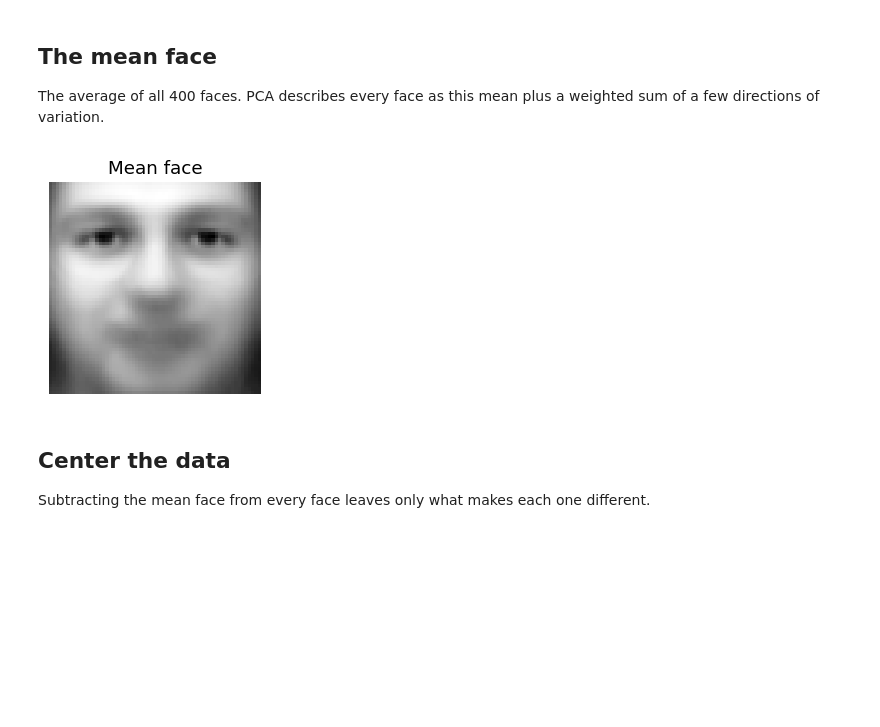
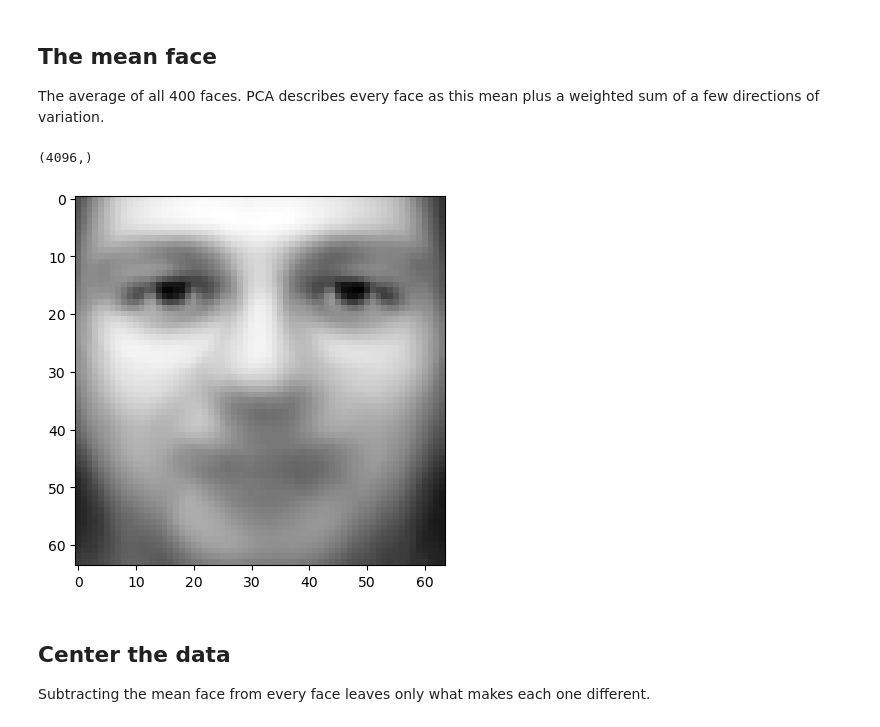
Before and after one commit to lemynsu/eigenfaces, a Jupyter notebook: eigenfaces.ipynb, the cells around one changed output. Drawn from its saved outputs; the diff is of its cells as text; code cells hidden in the pictures; blank space fills up the shorter version.

```diff
--- a/eigenfaces.ipynb
+++ b/eigenfaces.ipynb
@@ -7,7 +7,4 @@ import numpy as np
 import pandas as pd
 import matplotlib.pyplot as plt
 from sklearn.datasets import fetch_olivetti_faces
-from sklearn.decomposition import PCA
-
-plt.rcParams['figure.dpi'] = 110
 # %% [markdown]
@@ -17,6 +14,6 @@ The Olivetti faces: 400 grayscale photos of 40 people, 10 photos each, 64×64 pi
 # %%
-faces = fetch_olivetti_faces(shuffle=False)
-X = pd.DataFrame(faces.data)
-y = pd.Series(faces.target, name='person')
-print(X.shape, y.nunique(), 'people')
+data = fetch_olivetti_faces(shuffle=False)
+faces = pd.DataFrame(data.data)
+faces['target'] = data.target
+print(faces.shape)
 # %% [output]
@@ -39,0 +25,13 @@ plot_faces(X, 5, 8)
+# %%
+def plot_faces(pixels, nRows,nCols):
+    fig, axes = plt.subplots(nRows, nCols, figsize=(6, 6))
+    for i, ax in enumerate(axes.flat):
+        ax.imshow(np.array(pixels)[i].reshape(64, 64), cmap='gray')
+    plt.show()
+
+# Prepare the data
+X = faces.drop('target', axis=1)
+y = faces['target']
+
+# display the first nRows*nCols of faces in the dataset
+plot_faces(X, 5, 8)
@@ -43,13 +43,11 @@ plot_faces(X, 5, 8)
 The average of all 400 faces. PCA describes every face as this mean plus a weighted sum of a few directions of variation.
 # %%
 mean_X = X.mean(axis=0)
-plt.figure(figsize=(2.5, 2.5))
-plt.imshow(mean_X.values.reshape(64, 64), cmap='gray')
-plt.axis('off')
-plt.title('Mean face')
-plt.show()
+print(mean_X.shape)
+faceplot = plt.imshow(np.array(mean_X).reshape(64, 64), cmap='gray')
 # %% [output]
+(4096,)
-[figure, old version]
+[figure, new version]
 # %% [markdown]
 ## Center the data
 
```
Also changed, not shown: parts of 26 cells of this notebook, 1 other file.
